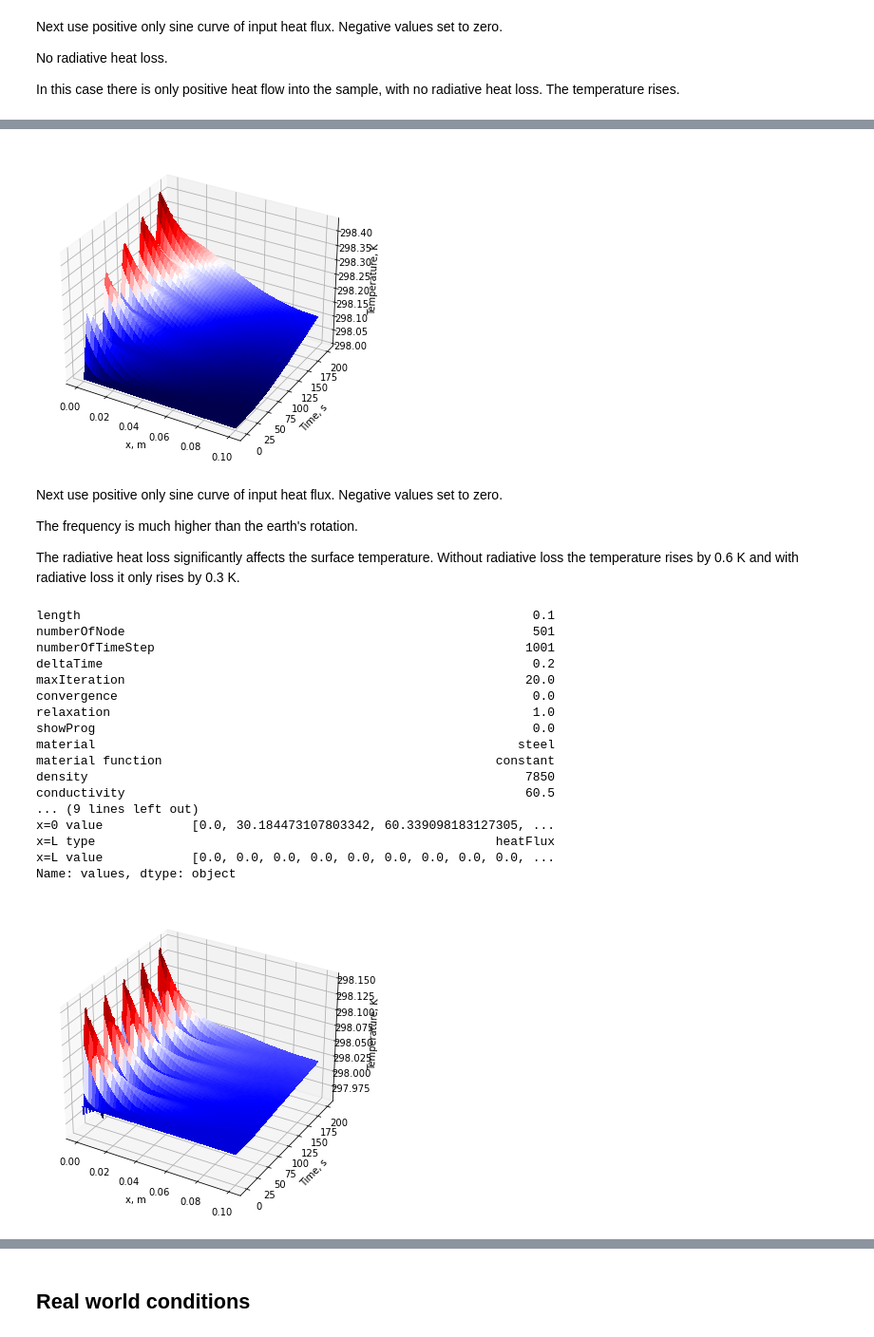
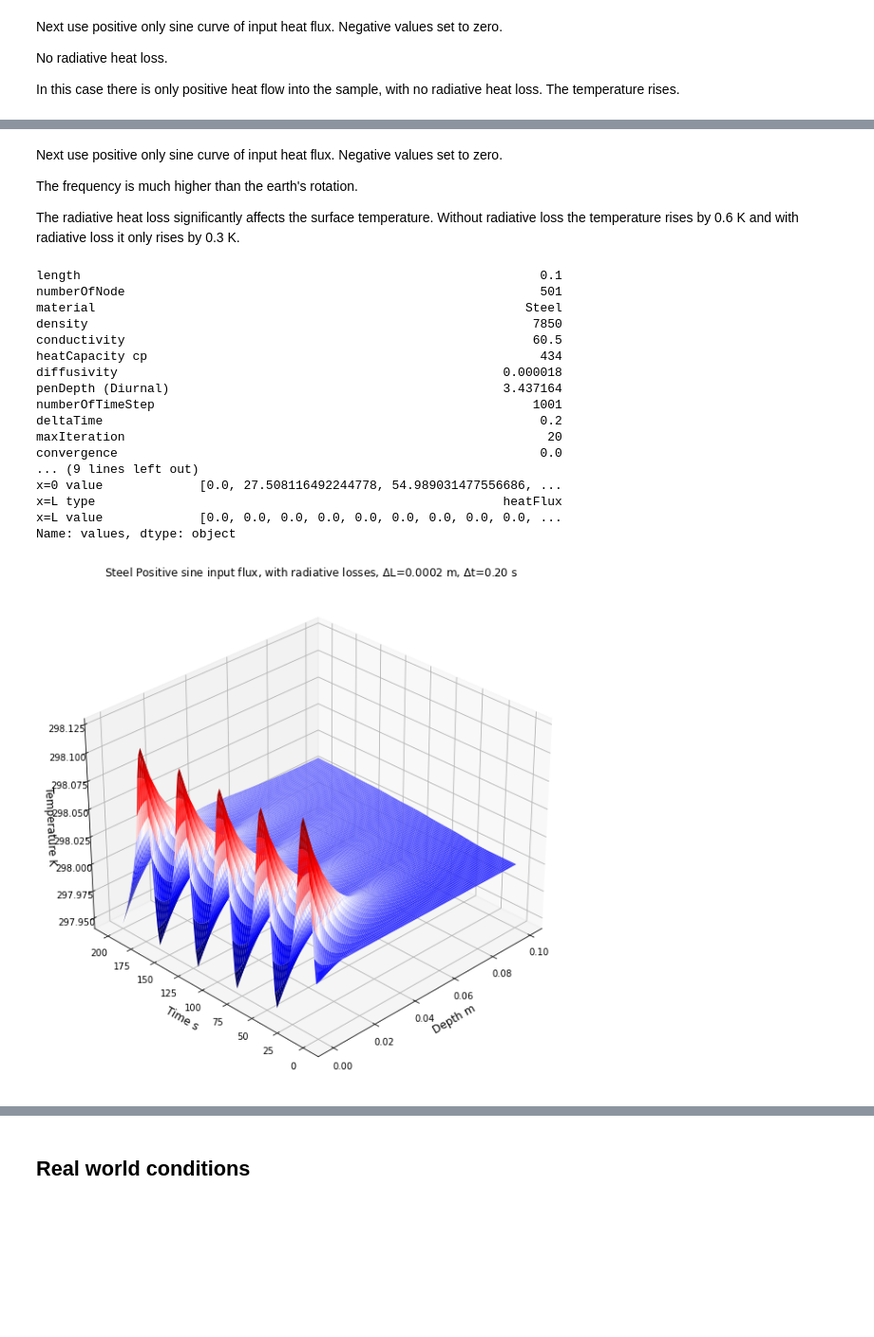
Before and after one commit to NelisW/heatConduction, a Jupyter notebook: 1D-heatflow.ipynb, the cells around one changed output, grey strips where cells are left out. Shown at 95% size. Saved outputs shown, nothing was run; the diff lists cells and outputs as text; code cells hidden in the pictures; blank space fills up the shorter version.

```diff
--- a/1D-heatflow.ipynb
+++ b/1D-heatflow.ipynb
@@ -215,43 +234,37 @@ Name: values, dtype: object
-# %%
-results, cache = hc.solve(paras)
-T = pp.preprocess(paras, results)
-pp.evolutionField(T)
-# %% [output]
-[figure, removed]
 # %% [markdown]
 Next use positive only sine curve of input heat flux.  Negative values set to zero.
 
 The frequency is much higher than the earth's rotation.
 
 The radiative heat loss significantly affects the surface temperature. Without radiative loss the temperature rises by 0.6 K and with radiative loss it only rises by 0.3 K.
-# %%
-# Boundary conditions
-
-# Planck radiative heat loss
-paras['Do radiative'] = True
-
-print(paras)
-# %% [output]
-length                                                             0.1
-numberOfNode                                                       501
-numberOfTimeStep                                                  1001
-deltaTime                                                          0.2
-maxIteration                                                      20.0
-convergence                                                        0.0
-relaxation                                                         1.0
-showProg                                                           0.0
-material                                                         steel
-material function                                             constant
-density                                                           7850
-conductivity                                                      60.5
-... (9 lines left out)
-x=0 value            [0.0, 30.184473107803342, 60.339098183127305, ...
-x=L type                                                      heatFlux
-x=L value            [0.0, 0.0, 0.0, 0.0, 0.0, 0.0, 0.0, 0.0, 0.0, ...
-Name: values, dtype: object
-# %%
-results, cache = hc.solve(paras)
-T = pp.preprocess(paras, results)
-pp.evolutionField(T)
-# %% [output]
-[figure, removed]
+# %%
+# Planck radiative heat loss
+paras['Do radiative'] = True
+
+print(paras)
+
+results, cache = hc.solve(paras)
+T = pp.preprocess(paras, results)
+
+# pp.evolutionField(T)
+deltaL = paras['length']/paras['numberOfNode']
+pp.plotsummary(T, positions,4,10,f'{paras["material"]} Positive sine input flux, with radiative losses, $\Delta$L={deltaL:0.4f} m, $\Delta$t={paras["deltaTime"]:.2f} s')
+# %% [output]
+length                                                              0.1
+numberOfNode                                                        501
+material                                                          Steel
+density                                                            7850
+conductivity                                                       60.5
+heatCapacity cp                                                     434
+diffusivity                                                    0.000018
+penDepth (Diurnal)                                             3.437164
+numberOfTimeStep                                                   1001
+deltaTime                                                           0.2
+maxIteration                                                         20
+convergence                                                         0.0
+... (9 lines left out)
+x=0 value             [0.0, 27.508116492244778, 54.989031477556686, ...
+x=L type                                                       heatFlux
+x=L value             [0.0, 0.0, 0.0, 0.0, 0.0, 0.0, 0.0, 0.0, 0.0, ...
+Name: values, dtype: object
+[figure, added]
```
Also changed, not shown: parts of 23 cells of this notebook, 16 other files.
